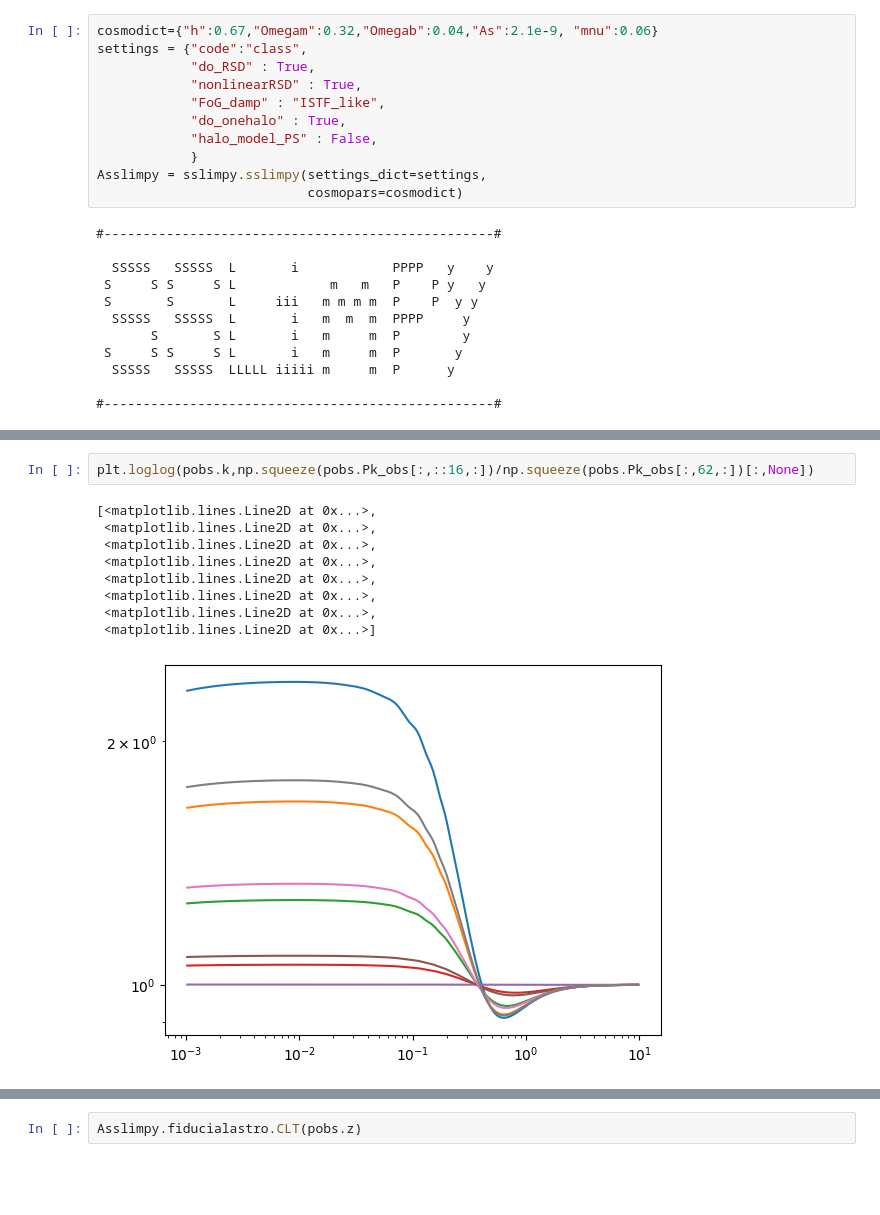
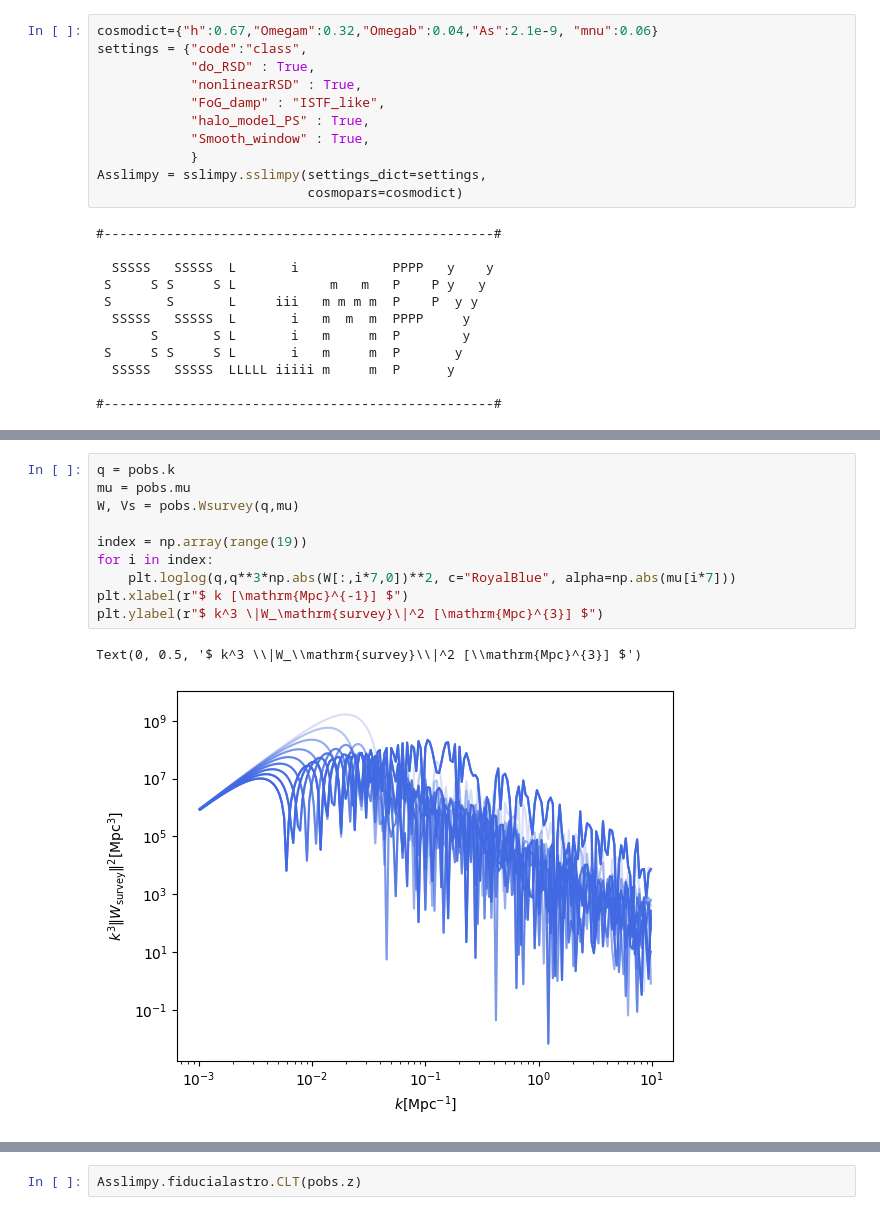
Before and after one commit to Sefa76/SSLimPy, a Jupyter notebook: SSLimPy.ipynb, the cells around one changed output, grey strips where cells are left out. Drawn from its saved outputs; the diff is of its cells as text; blank space fills up the shorter version.

```diff
--- a/SSLimPy.ipynb
+++ b/SSLimPy.ipynb
@@ -10,8 +22,8 @@ settings = {"code":"class",
             "do_RSD" : True,
             "nonlinearRSD" : True,
             "FoG_damp" : "ISTF_like",
-            "do_onehalo" : True,
-            "halo_model_PS" : False,
+            "halo_model_PS" : True,
+            "Smooth_window" : True,
             }
 Asslimpy = sslimpy.sslimpy(settings_dict=settings,
                            cosmopars=cosmodict)
@@ -60,12 +44,13 @@ plt.loglog(pobs.k,np.squeeze(pobs.Pk_obs))
-# %%
-plt.loglog(pobs.k,np.squeeze(pobs.Pk_obs[:,::16,:])/np.squeeze(pobs.Pk_obs[:,62,:])[:,None])
-# %% [output]
-[<matplotlib.lines.Line2D at 0x...>,
- <matplotlib.lines.Line2D at 0x...>,
- <matplotlib.lines.Line2D at 0x...>,
- <matplotlib.lines.Line2D at 0x...>,
- <matplotlib.lines.Line2D at 0x...>,
- <matplotlib.lines.Line2D at 0x...>,
- <matplotlib.lines.Line2D at 0x...>,
- <matplotlib.lines.Line2D at 0x...>]
-[figure, removed]
+# %%
+q = pobs.k
+mu = pobs.mu
+W, Vs = pobs.Wsurvey(q,mu)
+
+index = np.array(range(19))
+for i in index:
+    plt.loglog(q,q**3*np.abs(W[:,i*7,0])**2, c="RoyalBlue", alpha=np.abs(mu[i*7]))
+plt.xlabel(r"$ k [\mathrm{Mpc}^{-1}] $")
+plt.ylabel(r"$ k^3 \|W_\mathrm{survey}\|^2 [\mathrm{Mpc}^{3}] $")
+# %% [output]
+Text(0, 0.5, '$ k^3 \\|W_\\mathrm{survey}\\|^2 [\\mathrm{Mpc}^{3}] $')
+[figure, added]
```
Also changed, not shown: parts of 37 cells of this notebook, 10 other files.
